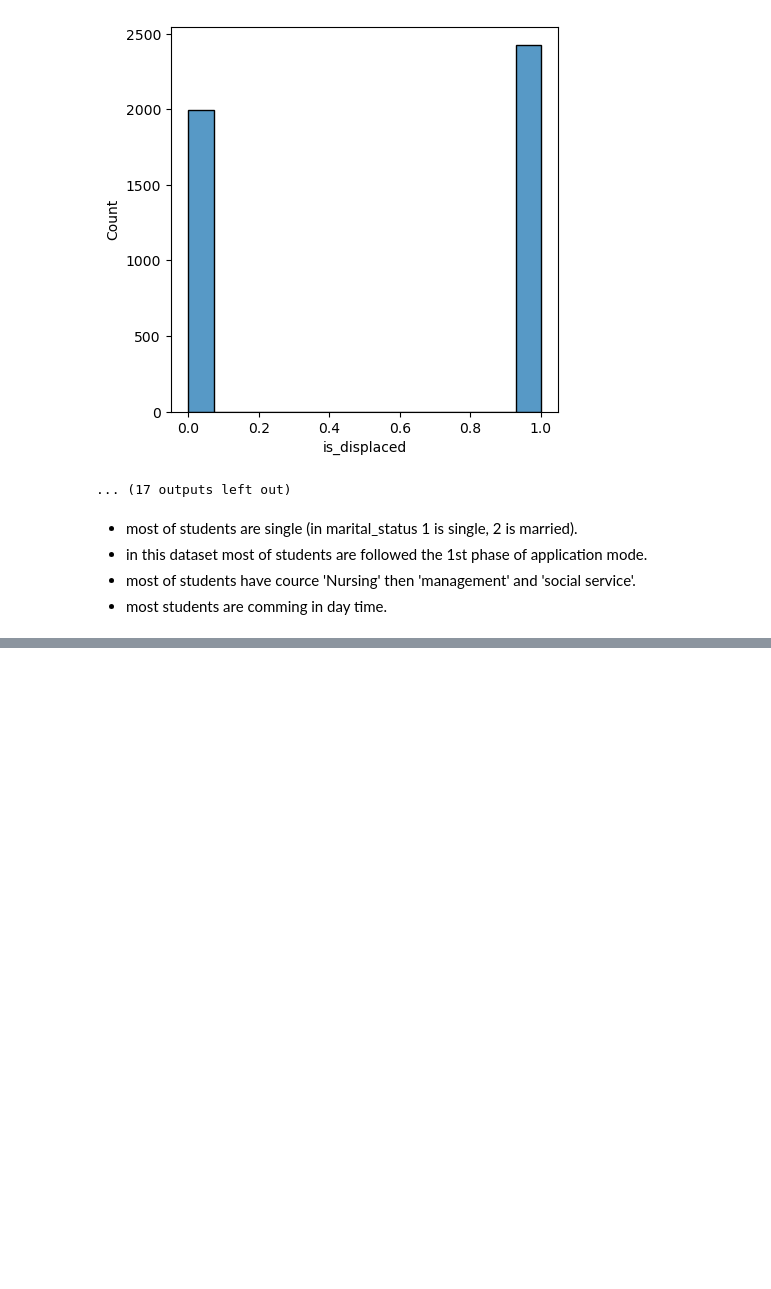
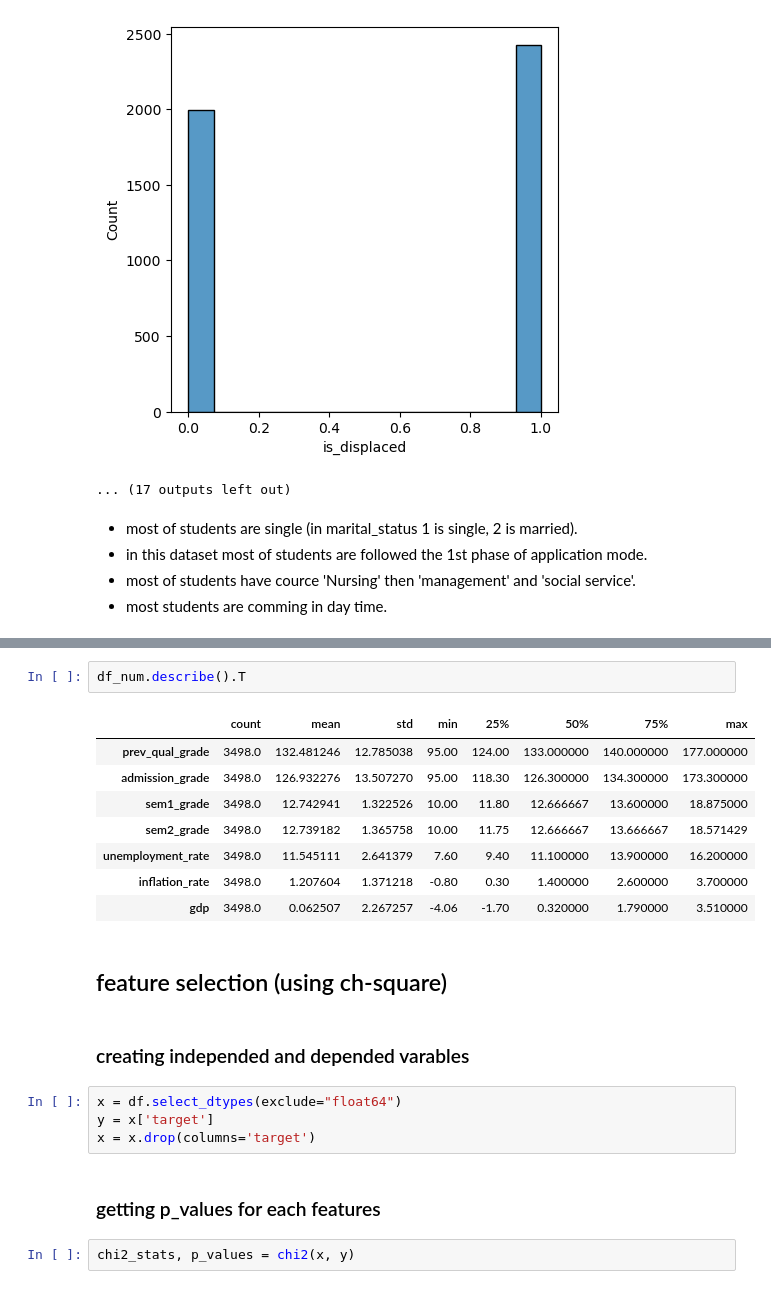
Before and after one commit to sirUnchained/Machine-Learning-and-Data-Analysis, a Jupyter notebook: Predict Students' Dropout and Academic Success/main.ipynb, the cells around one changed output, grey strips where cells are left out. Drawn from its saved outputs; the diff is of its cells as text; blank space fills up the shorter version.

```diff
--- a/Predict Students' Dropout and Academic Success/main.ipynb
+++ b/Predict Students' Dropout and Academic Success/main.ipynb
@@ -427,0 +480,23 @@ for i in df_cat:
+# %%
+df_num.describe().T
+# %% [output]
+|  | count | mean | std | min | 25% | 50% | 75% | max |
+| prev_qual_grade | 3498.0 | 132.481246 | 12.785038 | 95.00 | 124.00 | 133.000000 | 140.000000 | 177.000000 |
+| admission_grade | 3498.0 | 126.932276 | 13.507270 | 95.00 | 118.30 | 126.300000 | 134.300000 | 173.300000 |
+| sem1_grade | 3498.0 | 12.742941 | 1.322526 | 10.00 | 11.80 | 12.666667 | 13.600000 | 18.875000 |
+| sem2_grade | 3498.0 | 12.739182 | 1.365758 | 10.00 | 11.75 | 12.666667 | 13.666667 | 18.571429 |
+| unemployment_rate | 3498.0 | 11.545111 | 2.641379 | 7.60 | 9.40 | 11.100000 | 13.900000 | 16.200000 |
+| inflation_rate | 3498.0 | 1.207604 | 1.371218 | -0.80 | 0.30 | 1.400000 | 2.600000 | 3.700000 |
+| gdp | 3498.0 | 0.062507 | 2.267257 | -4.06 | -1.70 | 0.320000 | 1.790000 | 3.510000 |
+# %% [markdown]
+## feature selection (using ch-square)
+# %% [markdown]
+### creating independed and depended varables
+# %%
+x = df.select_dtypes(exclude="float64")
+y = x['target']
+x = x.drop(columns='target')
+# %% [markdown]
+### getting p_values for each features
+# %%
+chi2_stats, p_values = chi2(x, y)
```
Also changed, not shown: parts of 16 cells of this notebook, 1 other file.
